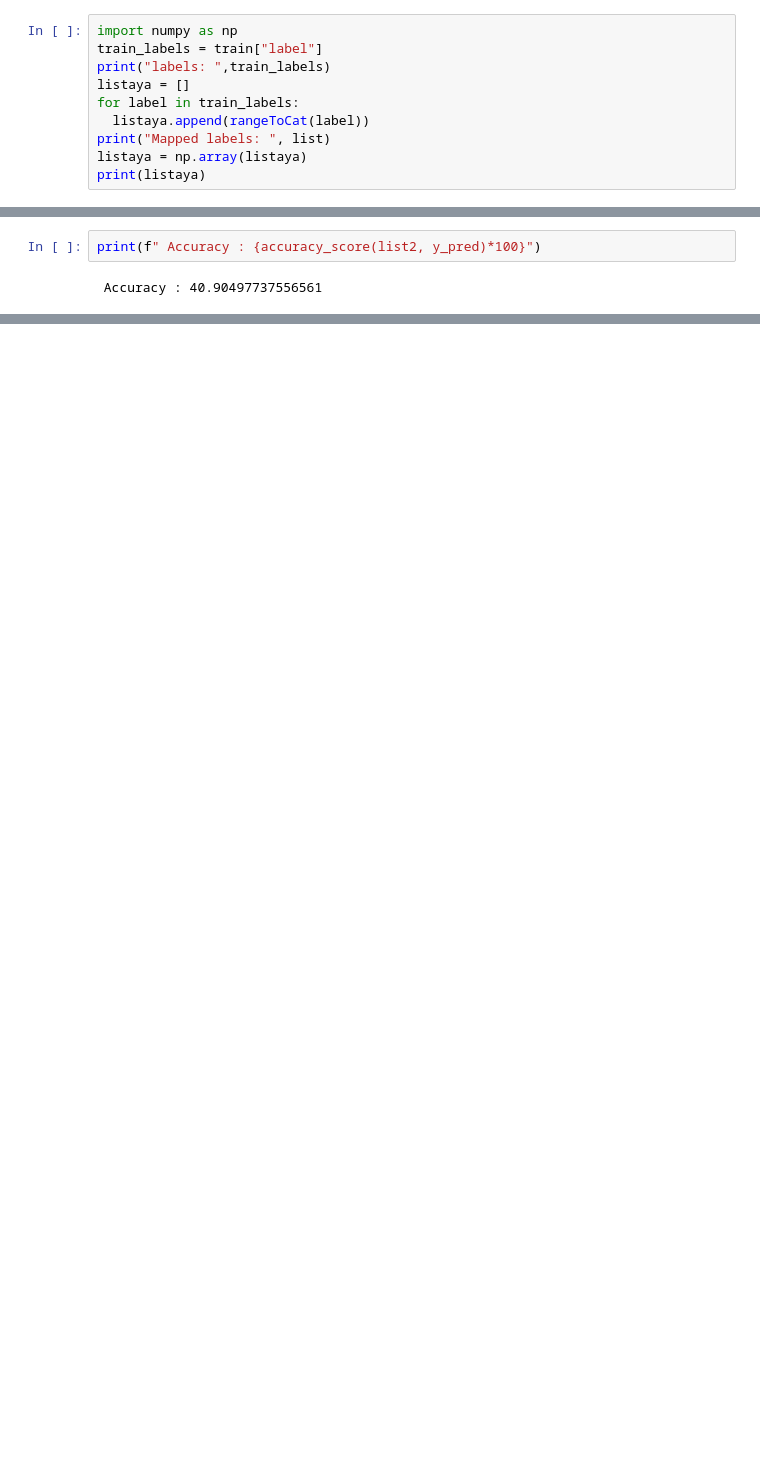
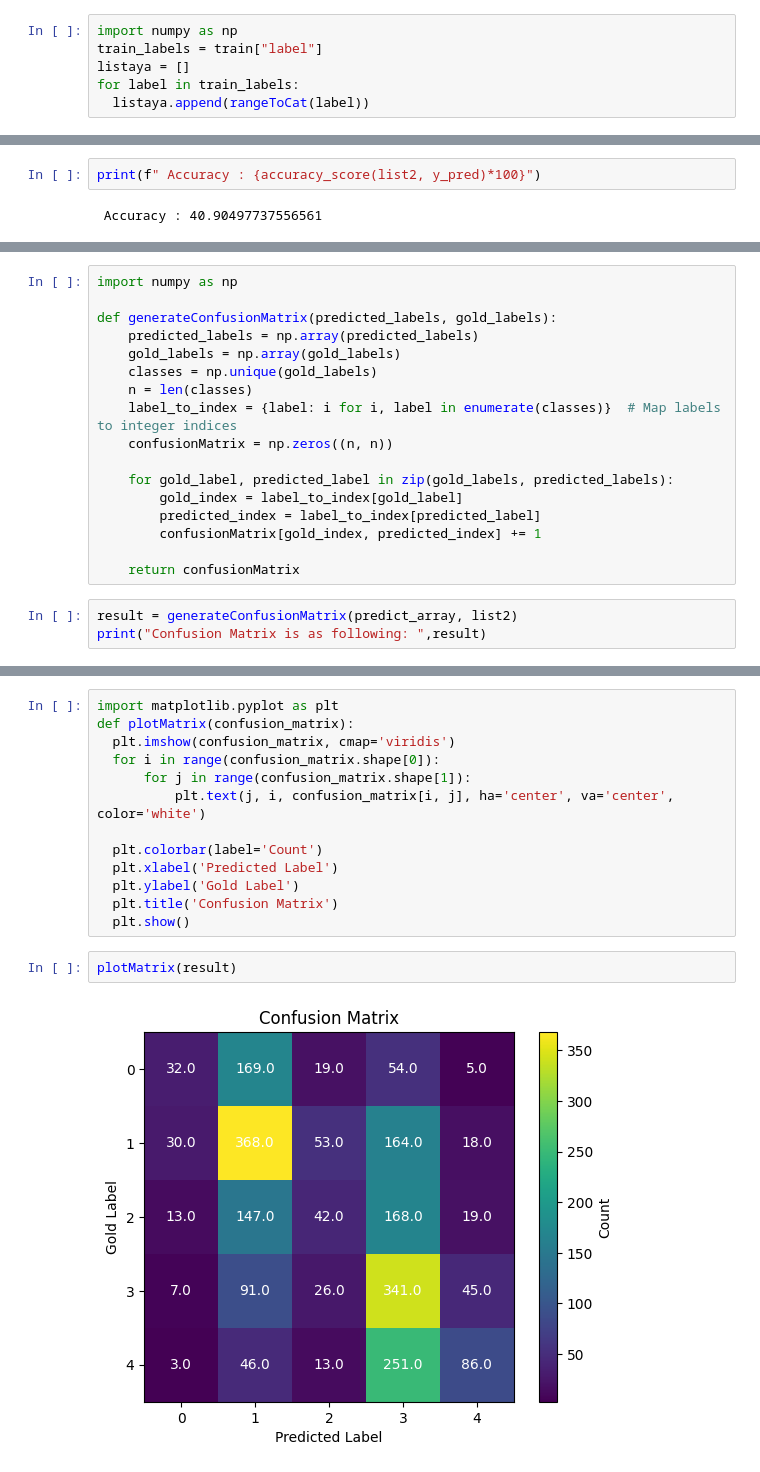
Before and after one commit to Mohamedragih1/Stanford-Sentiment-Treebank-SST-Text-Classification, a Jupyter notebook: naiveBayes.ipynb, the cells around one changed output, grey strips where cells are left out. Saved outputs shown, nothing was run; the diff lists cells and outputs as text; blank space fills up the shorter version.

```diff
--- a/naiveBayes.ipynb
+++ b/naiveBayes.ipynb
@@ -98,10 +84,6 @@ validation = sst_dataset["validation"]
 # %%
 import numpy as np
 train_labels = train["label"]
-print("labels: ",train_labels)
 listaya = []
 for label in train_labels:
   listaya.append(rangeToCat(label))
-print("Mapped labels: ", list)
-listaya = np.array(listaya)
-print(listaya)
@@ -247,0 +212,20 @@ print(f" Accuracy : {accuracy_score(list2, y_pred)*100}")
+# %%
+import numpy as np
+
+def generateConfusionMatrix(predicted_labels, gold_labels):
+    predicted_labels = np.array(predicted_labels)
+    gold_labels = np.array(gold_labels)
+    classes = np.unique(gold_labels)
+    n = len(classes)
+    label_to_index = {label: i for i, label in enumerate(classes)}  # Map labels to integer indices
+    confusionMatrix = np.zeros((n, n))
+
+    for gold_label, predicted_label in zip(gold_labels, predicted_labels):
+        gold_index = label_to_index[gold_label]
+        predicted_index = label_to_index[predicted_label]
+        confusionMatrix[gold_index, predicted_index] += 1
+
+    return confusionMatrix
+# %%
+result = generateConfusionMatrix(predict_array, list2)
+print("Confusion Matrix is as following: ",result)
@@ -247,0 +279,17 @@ print(f" Accuracy : {accuracy_score(list2, y_pred)*100}")
+# %%
+import matplotlib.pyplot as plt
+def plotMatrix(confusion_matrix):
+  plt.imshow(confusion_matrix, cmap='viridis')
+  for i in range(confusion_matrix.shape[0]):
+      for j in range(confusion_matrix.shape[1]):
+          plt.text(j, i, confusion_matrix[i, j], ha='center', va='center', color='white')
+
+  plt.colorbar(label='Count')
+  plt.xlabel('Predicted Label')
+  plt.ylabel('Gold Label')
+  plt.title('Confusion Matrix')
+  plt.show()
+# %%
+plotMatrix(result)
+# %% [output]
+[figure, added]
```
Also changed, not shown: parts of 25 cells of this notebook.
